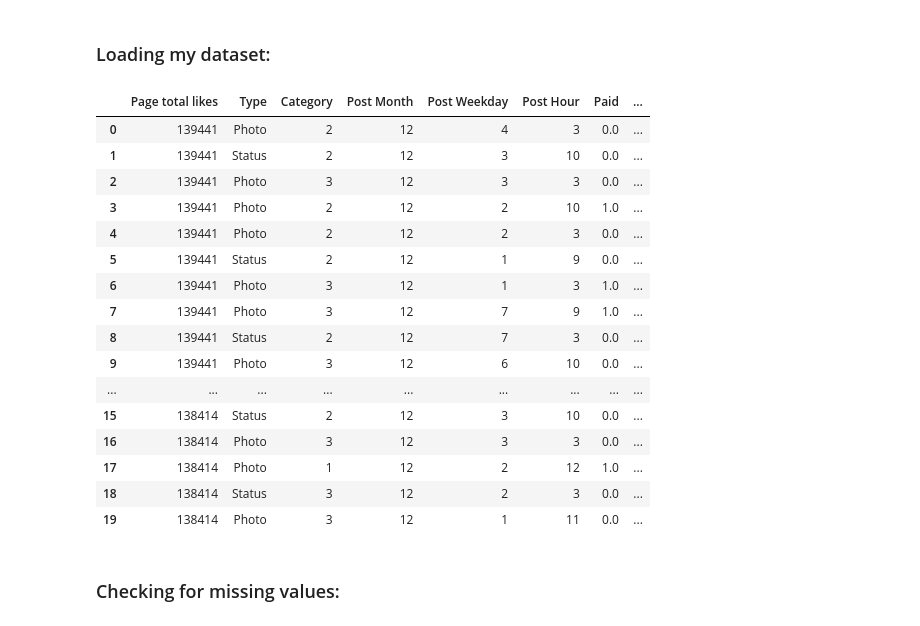
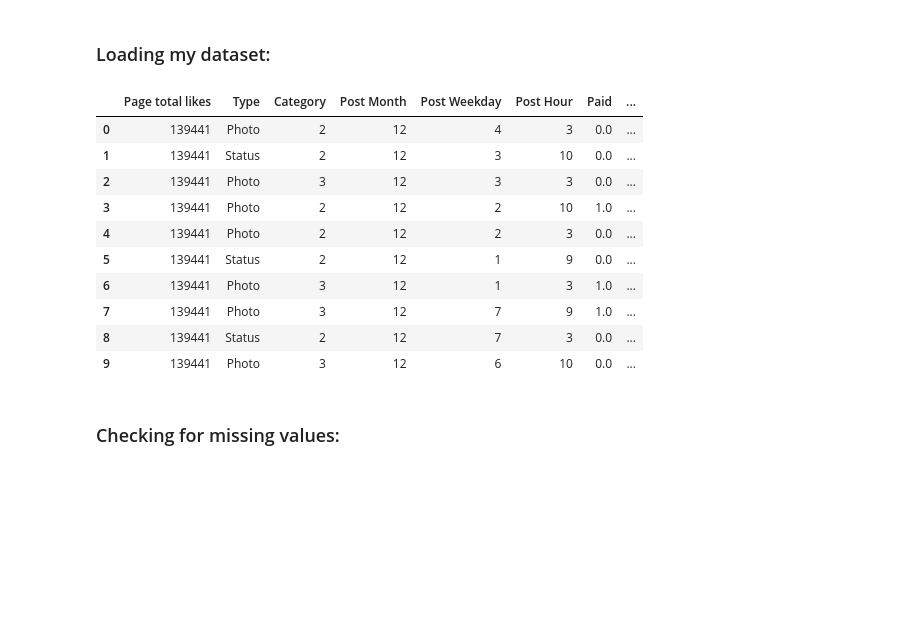
Before and after one commit to nicolous-peril/facebook-engagement-analysis, a Jupyter notebook: code/02_transform.ipynb, the cells around one changed output. Drawn from its saved outputs; the diff is of its cells as text; code cells hidden in the pictures; blank space fills up the shorter version.

```diff
--- a/code/02_transform.ipynb
+++ b/code/02_transform.ipynb
@@ -12,26 +12,20 @@ import numpy as np
 # %% [markdown]
 ### Loading my dataset:
 # %%
-df = pd.read_csv("/Users/saadult/facebook-engagement-analysis/data/raw/dataset_Facebook.csv", sep=';')
-df.head(20)
+df = pd.read_csv("/Users/saadult/facebook-metrics/data/01_raw/dataset_Facebook.csv", sep=';')
+df.head(10)
 # %% [output]
 |  | Page total likes | Type | Category | Post Month | Post Weekday | Post Hour | Paid | ... |
 | 0 | 139441 | Photo | 2 | 12 | 4 | 3 | 0.0 | ... |
 | 1 | 139441 | Status | 2 | 12 | 3 | 10 | 0.0 | ... |
 | 2 | 139441 | Photo | 3 | 12 | 3 | 3 | 0.0 | ... |
 | 3 | 139441 | Photo | 2 | 12 | 2 | 10 | 1.0 | ... |
 | 4 | 139441 | Photo | 2 | 12 | 2 | 3 | 0.0 | ... |
 | 5 | 139441 | Status | 2 | 12 | 1 | 9 | 0.0 | ... |
 | 6 | 139441 | Photo | 3 | 12 | 1 | 3 | 1.0 | ... |
 | 7 | 139441 | Photo | 3 | 12 | 7 | 9 | 1.0 | ... |
 | 8 | 139441 | Status | 2 | 12 | 7 | 3 | 0.0 | ... |
 | 9 | 139441 | Photo | 3 | 12 | 6 | 10 | 0.0 | ... |
-| ... | ... | ... | ... | ... | ... | ... | ... | ... |
-| 15 | 138414 | Status | 2 | 12 | 3 | 10 | 0.0 | ... |
-| 16 | 138414 | Photo | 3 | 12 | 3 | 3 | 0.0 | ... |
-| 17 | 138414 | Photo | 1 | 12 | 2 | 12 | 1.0 | ... |
-| 18 | 138414 | Status | 3 | 12 | 2 | 3 | 0.0 | ... |
-| 19 | 138414 | Photo | 3 | 12 | 1 | 11 | 0.0 | ... |
 # %% [markdown]
 ### Checking for missing values:
 # %%
```
Also changed, not shown: parts of 11 cells of this notebook, 1 other file.
